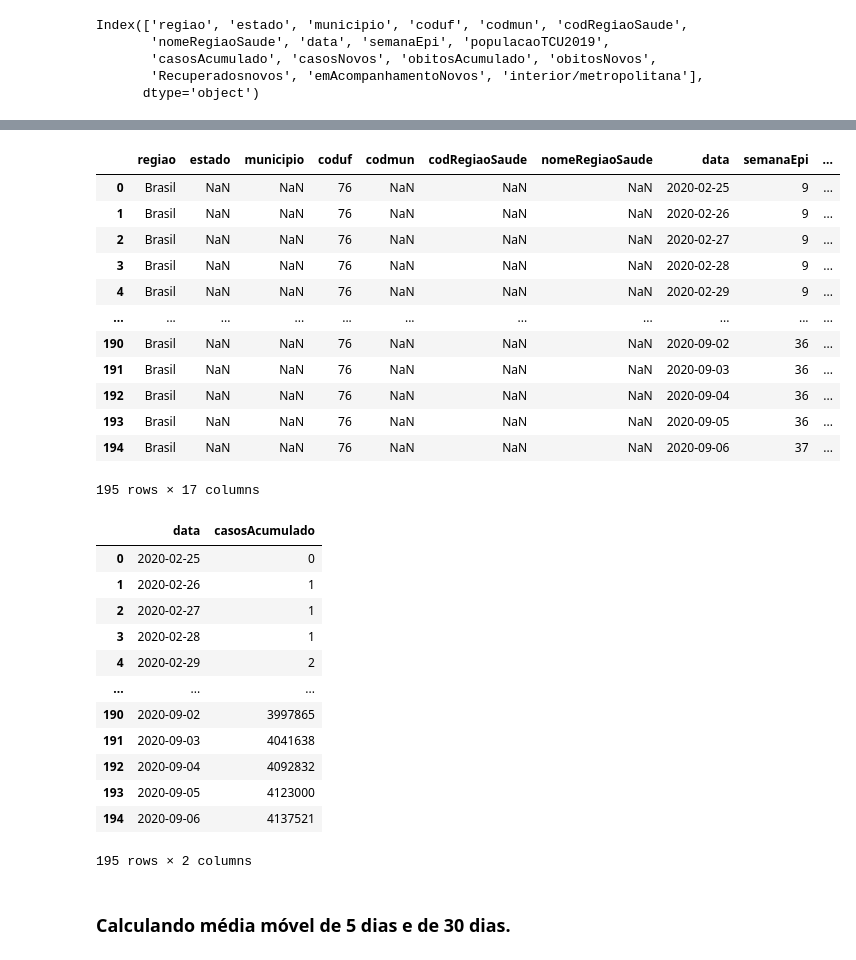
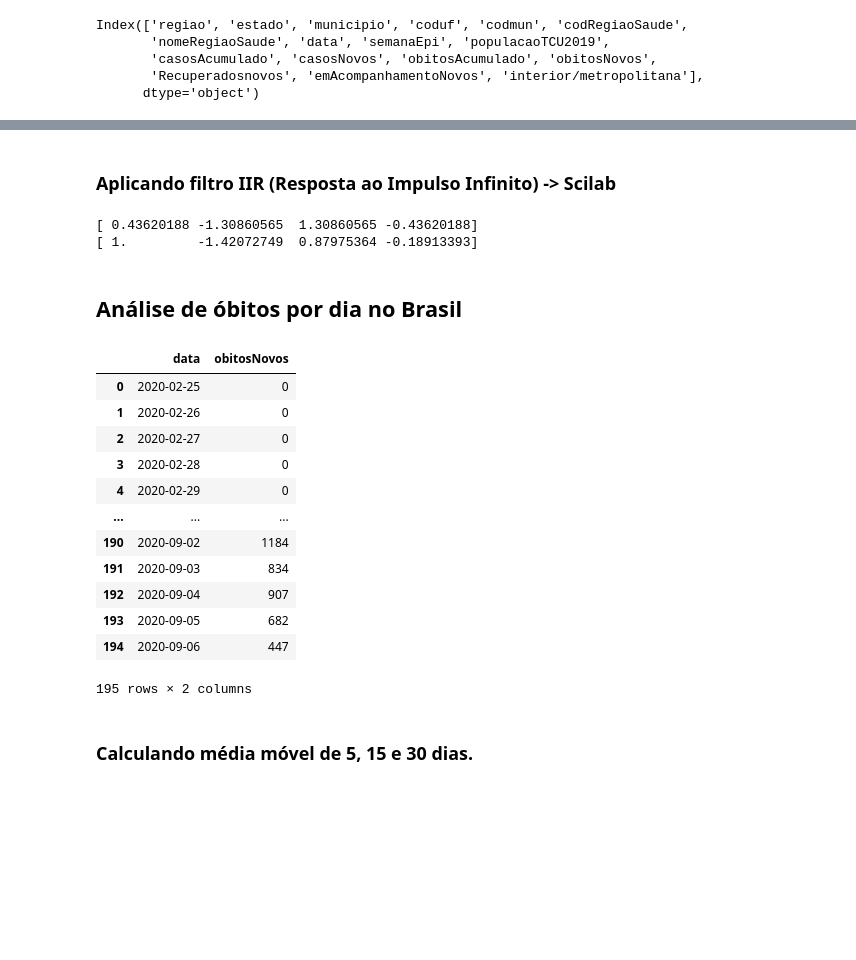
Before and after one commit to alexandrerussi/brasil-covid19-analysis, a Jupyter notebook: Moving_Average_COVID19_Brasil.ipynb, the cells around one changed output, grey strips where cells are left out. Drawn from its saved outputs; the diff is of its cells as text; code cells hidden in the pictures; blank space fills up the shorter version.

```diff
--- a/Moving_Average_COVID19_Brasil.ipynb
+++ b/Moving_Average_COVID19_Brasil.ipynb
@@ -53,0 +125,9 @@ Index(['regiao', 'estado', 'municipio', 'coduf', 'codmun', 'codRegiaoSaude',
+# %% [markdown]
+### Aplicando filtro IIR (Resposta ao Impulso Infinito) -> Scilab
+# %%
+b, a = signal.iirfilter(N=3, Wn=50/len(df_br_casos_diarios['casosNovos']), btype='highpass', ftype='butter')
+print(b)
+print(a)
+# %% [output]
+[ 0.43620188 -1.30860565  1.30860565 -0.43620188]
+[ 1.         -1.42072749  0.87975364 -0.18913393]
@@ -54,37 +137,23 @@ Index(['regiao', 'estado', 'municipio', 'coduf', 'codmun', 'codRegiaoSaude',
+# %% [markdown]
+## Análise de óbitos por dia no Brasil
 # %%
-df_br = df.loc[df['regiao'] == 'Brasil']
-df_br
+df_br_ob = df.loc[df['regiao'] == 'Brasil']
+df_br_ob = df_br_ob[['data', 'obitosNovos']]
+df_br_ob
 # %% [output]
-|  | regiao | estado | municipio | coduf | codmun | codRegiaoSaude | nomeRegiaoSaude | data | semanaEpi | ... |
-| 0 | Brasil | NaN | NaN | 76 | NaN | NaN | NaN | 2020-02-25 | 9 | ... |
-| 1 | Brasil | NaN | NaN | 76 | NaN | NaN | NaN | 2020-02-26 | 9 | ... |
-| 2 | Brasil | NaN | NaN | 76 | NaN | NaN | NaN | 2020-02-27 | 9 | ... |
-| 3 | Brasil | NaN | NaN | 76 | NaN | NaN | NaN | 2020-02-28 | 9 | ... |
-| 4 | Brasil | NaN | NaN | 76 | NaN | NaN | NaN | 2020-02-29 | 9 | ... |
-| ... | ... | ... | ... | ... | ... | ... | ... | ... | ... | ... |
-| 190 | Brasil | NaN | NaN | 76 | NaN | NaN | NaN | 2020-09-02 | 36 | ... |
-| 191 | Brasil | NaN | NaN | 76 | NaN | NaN | NaN | 2020-09-03 | 36 | ... |
-| 192 | Brasil | NaN | NaN | 76 | NaN | NaN | NaN | 2020-09-04 | 36 | ... |
-| 193 | Brasil | NaN | NaN | 76 | NaN | NaN | NaN | 2020-09-05 | 36 | ... |
-| 194 | Brasil | NaN | NaN | 76 | NaN | NaN | NaN | 2020-09-06 | 37 | ... |
+|  | data | obitosNovos |
+| 0 | 2020-02-25 | 0 |
+| 1 | 2020-02-26 | 0 |
+| 2 | 2020-02-27 | 0 |
+| 3 | 2020-02-28 | 0 |
+| 4 | 2020-02-29 | 0 |
+| ... | ... | ... |
+| 190 | 2020-09-02 | 1184 |
+| 191 | 2020-09-03 | 834 |
+| 192 | 2020-09-04 | 907 |
+| 193 | 2020-09-05 | 682 |
+| 194 | 2020-09-06 | 447 |
-195 rows × 17 columns
+195 rows × 2 columns
-# %%
-df_br = df_br[['data', 'casosAcumulado']]
-df_br
-# %% [output]
-|  | data | casosAcumulado |
-| 0 | 2020-02-25 | 0 |
-| 1 | 2020-02-26 | 1 |
-| 2 | 2020-02-27 | 1 |
-| 3 | 2020-02-28 | 1 |
-| 4 | 2020-02-29 | 2 |
-| ... | ... | ... |
-| 190 | 2020-09-02 | 3997865 |
-| 191 | 2020-09-03 | 4041638 |
-| 192 | 2020-09-04 | 4092832 |
-| 193 | 2020-09-05 | 4123000 |
-| 194 | 2020-09-06 | 4137521 |
-195 rows × 2 columns
 # %% [markdown]
-### Calculando média móvel de 5 dias e de 30 dias.
+### Calculando média móvel de 5, 15 e 30 dias.
 # %%
```
Also changed, not shown: parts of 19 cells of this notebook, 10 other files.
